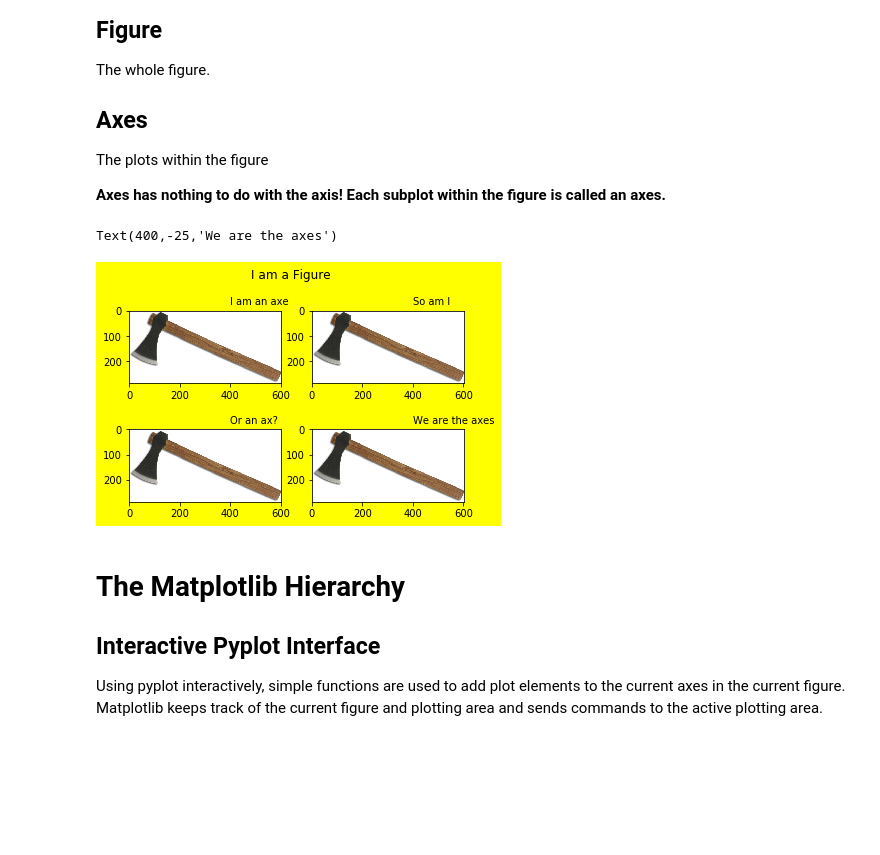
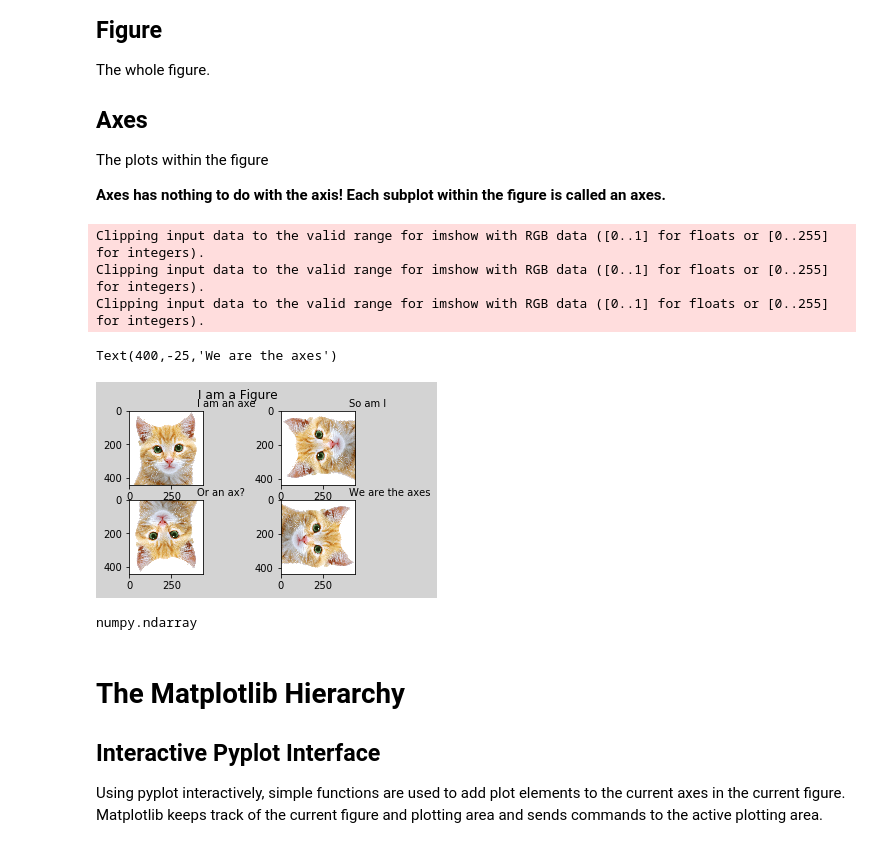
Before and after one commit to CGATOxford/Notebooks, a Jupyter notebook: Tutorials/MatPlotLib_tutorial.ipynb, the cells around one changed output. Cells and saved outputs as stored; diff of their text form; code cells hidden in the pictures; blank space fills up the shorter version.

```diff
--- a/Tutorials/MatPlotLib_tutorial.ipynb
+++ b/Tutorials/MatPlotLib_tutorial.ipynb
@@ -28,29 +29,36 @@ The plots within the figure
 <b> Axes has nothing to do with the axis!  Each subplot within the figure is called an axes. </b>
 # %%
 # Parts of a figure (don't worry about the code)
-img=mpimg.imread('http://bit.ly/1PXdbg8')
+img = mpimg.imread('http://www.pngall.com/wp-content/uploads/2016/05/Kitten-Free-Download-PNG.png')
 fig = plt.figure()
-fig.patch.set_facecolor("yellow")
+fig.patch.set_facecolor("lightgrey")
 
 fig.suptitle("I am a Figure")
 
 axe1 = fig.add_subplot(221)
 axe2 = fig.add_subplot(222)
 axe3 = fig.add_subplot(223)
 axe4 = fig.add_subplot(224)
 
 axe1.imshow(img)
-axe2.imshow(img)
-axe3.imshow(img)
-axe4.imshow(img)
+axe2.imshow(ndimage.rotate(img, 90))
+axe3.imshow(ndimage.rotate(img, 180))
+axe4.imshow(ndimage.rotate(img, 270))
 
 axe1.text(400, -25, "I am an axe")
 axe2.text(400, -25, "So am I")
 axe3.text(400, -25, "Or an ax?")
 axe4.text(400, -25, "We are the axes")
 # %% [output]
-Text(400,-25,'We are the axes')
+Clipping input data to the valid range for imshow with RGB data ([0..1] for floats or [0..255] for integers).
+Clipping input data to the valid range for imshow with RGB data ([0..1] for floats or [0..255] for integers).
+Clipping input data to the valid range for imshow with RGB data ([0..1] for floats or [0..255] for integers).
+Text(400,-25,'We are the axes')
-[figure, old version]
+[figure, new version]
+# %%
+type(img.T)
+# %% [output]
+numpy.ndarray
 # %% [markdown]
 # The Matplotlib Hierarchy
 
```
Also changed, not shown: parts of 29 cells of this notebook.
